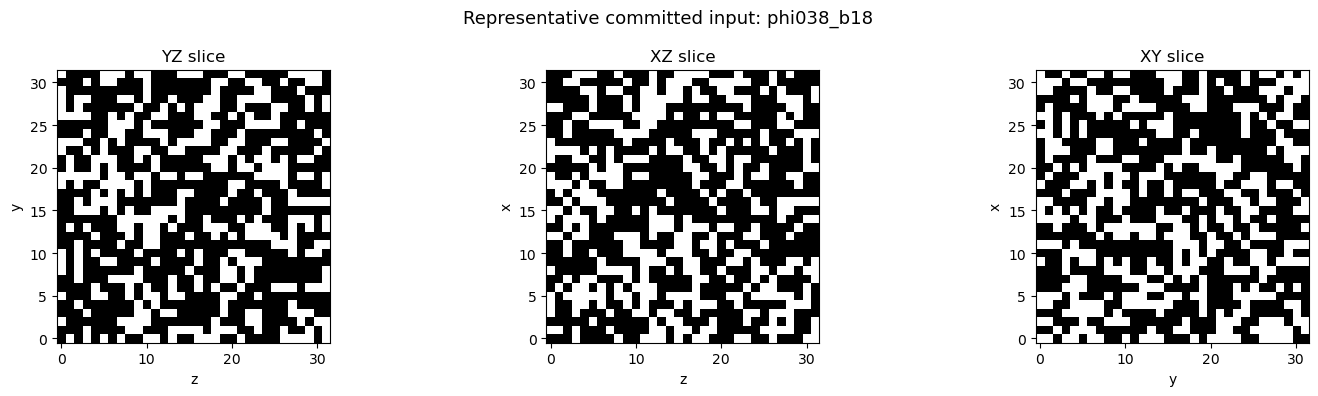
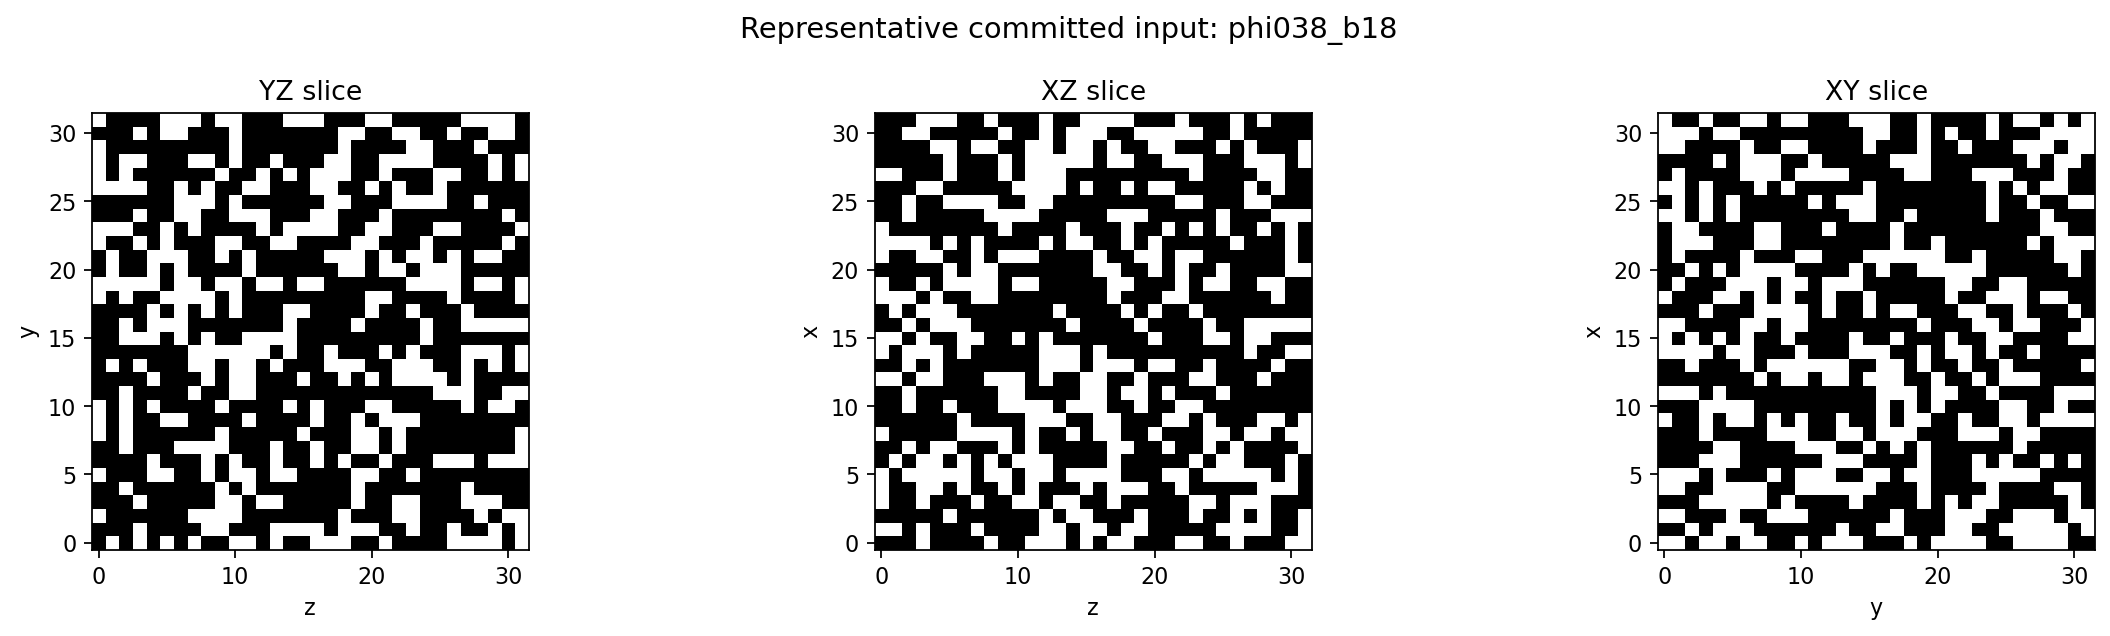
Code edit (unified diff) that turned the first committed figure into the second:
--- before
+++ after
@@ -25,5 +25,5 @@
 )
 plt.tight_layout()
-plt.show()
+_render_inline_and_close_figure(fig)
 
 print("shape =", representative_volume.shape)

Commit: Add inline rendering for figures in notebook to support non-interactive environments